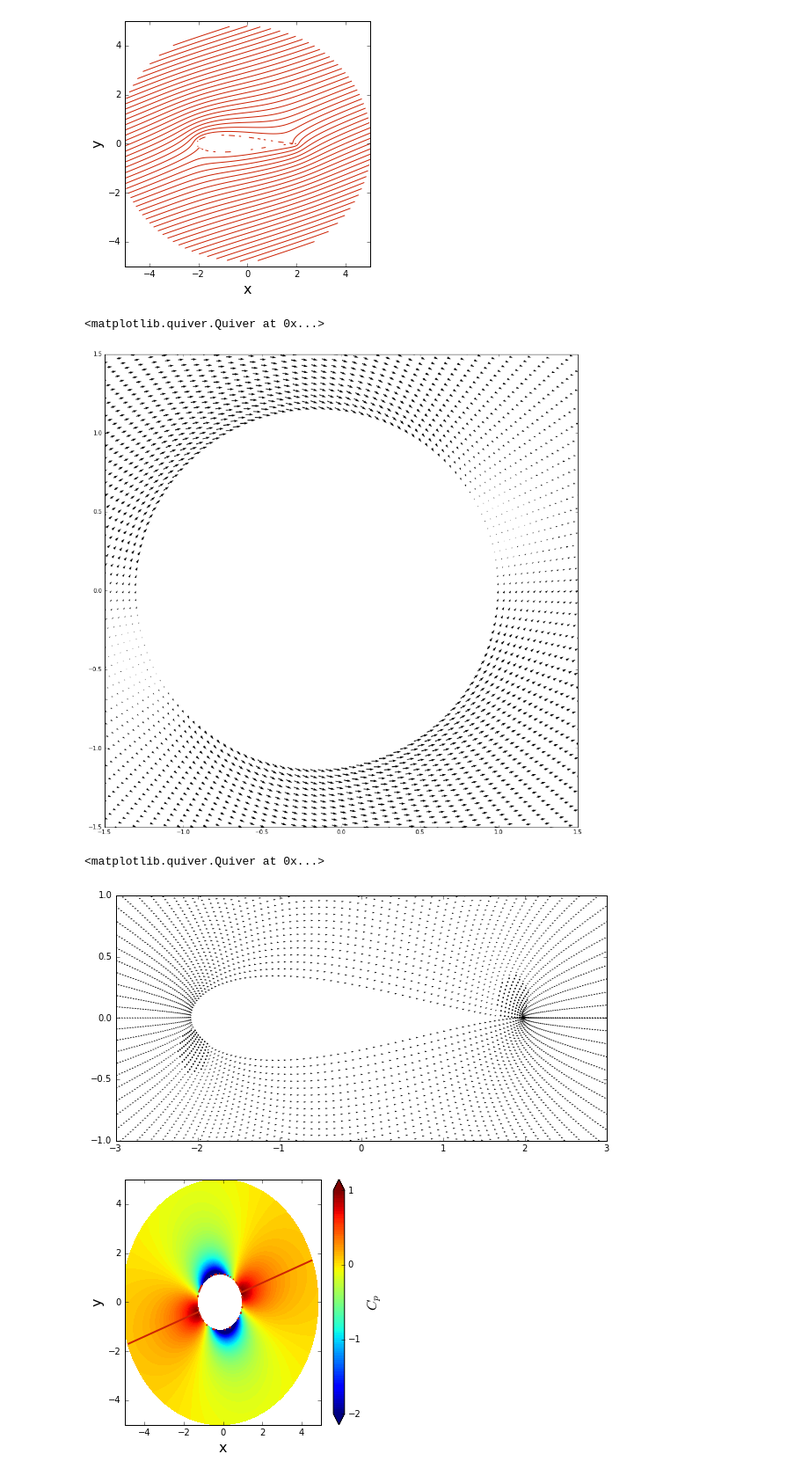
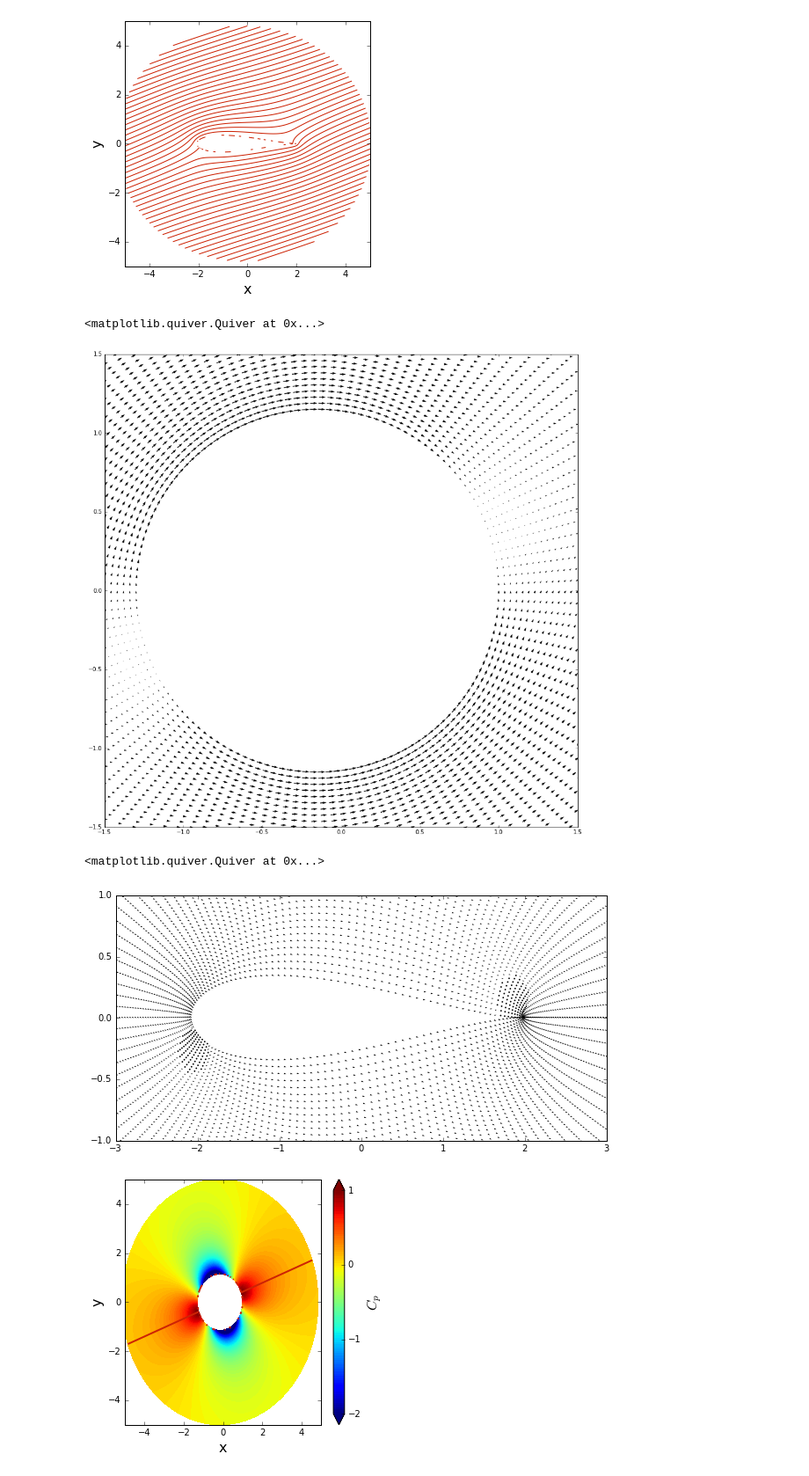
Before and after one commit to Dmphelps89/MAE6226-1, a Jupyter notebook: Assignment06.ipynb, the cells around one changed output. Shown at 88% size. Cells and saved outputs as stored; diff of their text form; code cells hidden in the pictures.

```diff
--- a/Assignment06.ipynb
+++ b/Assignment06.ipynb
@@ -286,6 +286,8 @@ psi_doublet1 = get_stream_function_doublet(kappa, 0, 0, x5, y5)
 u1 = 1 + u_doublet1
 v1 = 0 + v_doublet1
 psi1 = psi_freestream1 + psi_doublet1
+u2 = u1*numpy.cos(20*math.pi/180) - v1*numpy.sin(20*math.pi/180)
+v2 = u1*numpy.sin(20*math.pi/180) + v1*numpy.cos(20*math.pi/180)
 # %%
 # plots the streamlines
 pyplot.figure(figsize=(5,5))
@@ -312,18 +314,18 @@ pyplot.contour(E5.real, E5.imag, psi1, levels = numpy.linspace(-5,5,51),colors='
 pyplot.figure(figsize=(15,15))
 pyplot.xlim(-1.5, 1.5)
 pyplot.ylim(-1.5, 1.5)
-pyplot.quiver(x4, y4, u1, v1, units='xy',pivot='tip',width=0.005,scale=40)
+pyplot.quiver(x4, y4, u2, v2, units='xy',pivot='tip',width=0.005,scale=40)
 # %% [output]
 <matplotlib.quiver.Quiver at 0x...>
-[figure, old version]
+[figure, new version]
 # %%
 z1 = x5 + y5*1j
-W1 = (u1 - v1*1j)/(1-(c/z1)**2)
+W1 = (u2 - v2*1j)/(1-(c/z1)**2)
 pyplot.figure(figsize=(10,5))
 pyplot.xlim(-3, 3)
 pyplot.ylim(-1, 1)
 pyplot.quiver(E5.real,E5.imag, W1.real, W1.imag, units='xy',pivot='tip',width=0.02,scale=40)
 # %% [output]
 <matplotlib.quiver.Quiver at 0x...>
-[figure, old version]
+[figure, new version]
 # %%
```
Also changed, not shown: parts of 2 cells of this notebook.
